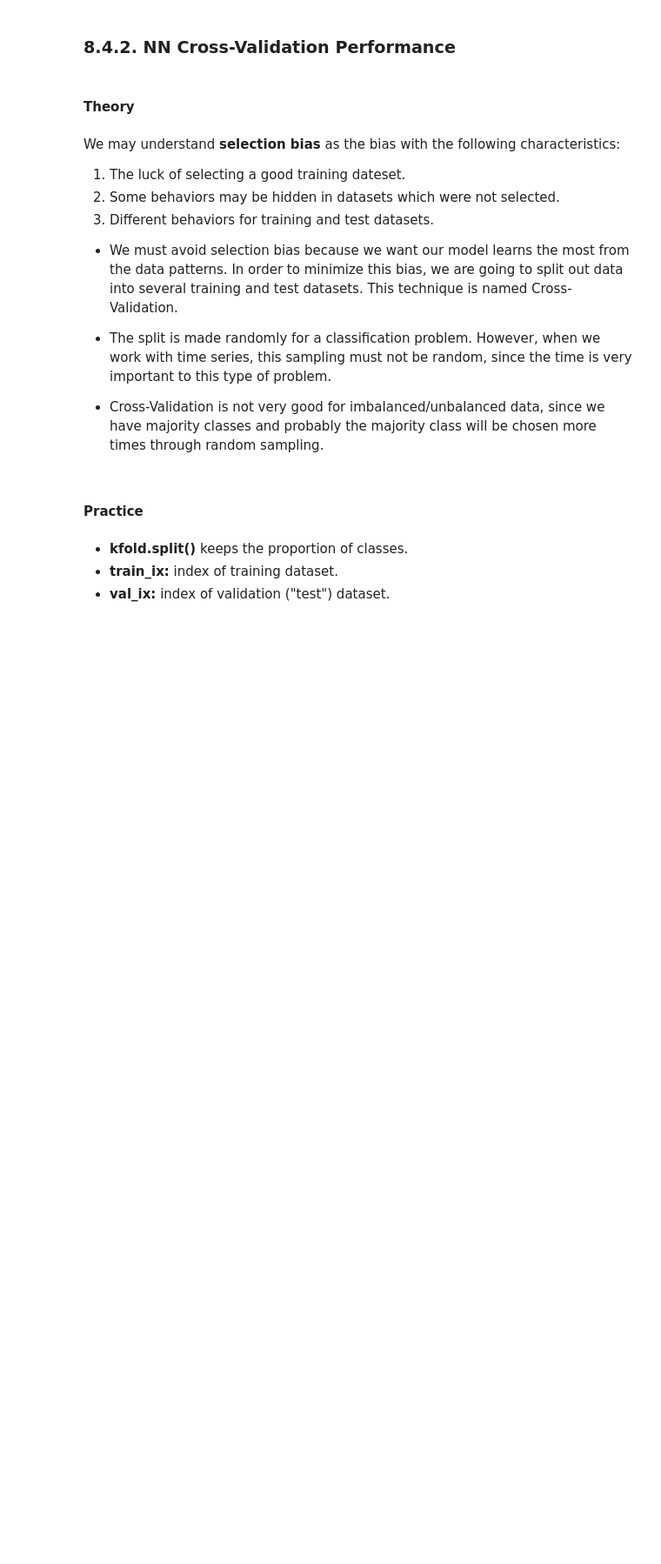
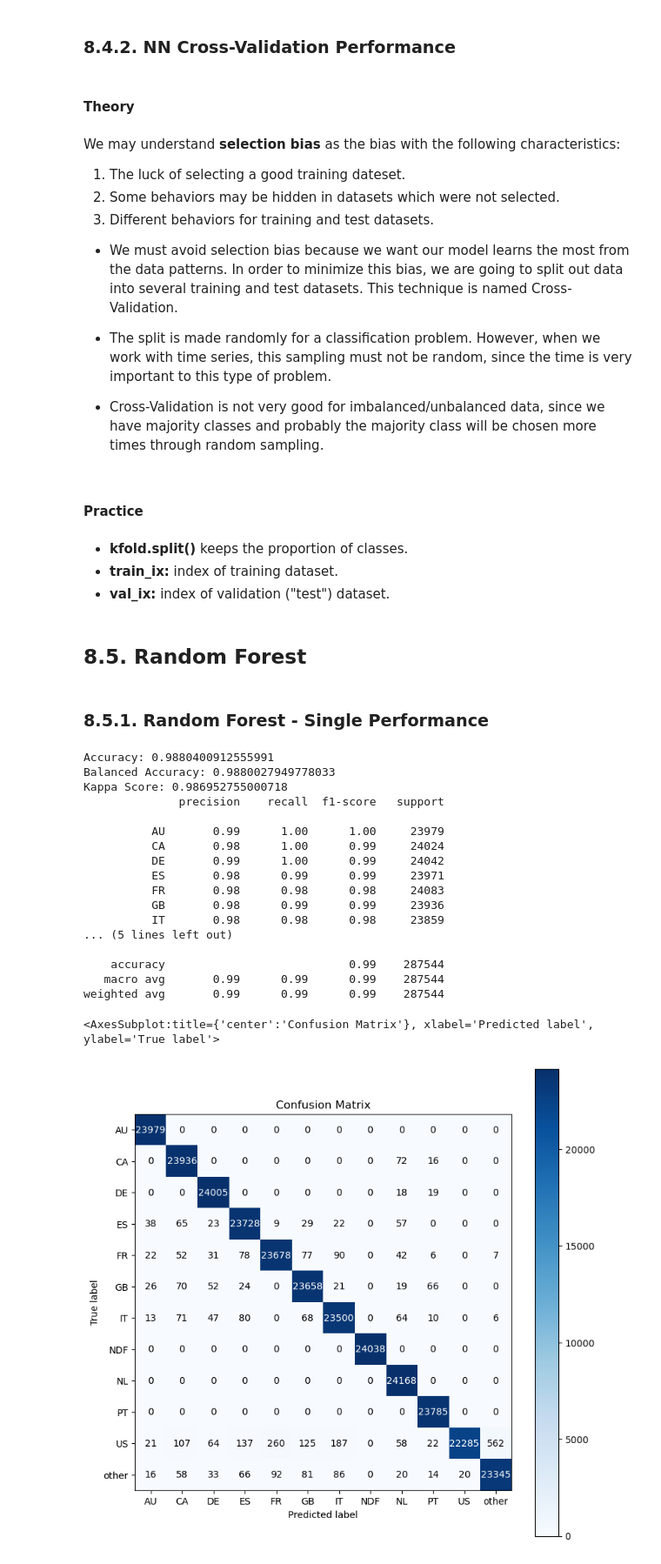
Before and after one commit to lucasquemelli/airbnb, a Jupyter notebook: airbnb.ipynb, the cells around one changed output. Shown at 87% size. Drawn from its saved outputs; the diff is of its cells as text; code cells hidden in the pictures; blank space fills up the shorter version.

Commit message:
random forest regression test

```diff
--- a/airbnb.ipynb
+++ b/airbnb.ipynb
@@ -2331,0 +2340,62 @@ pd.DataFrame( {'Average Balanced Accuracy': np.round( np.mean( balanced_acc_list
+# %% [markdown]
+## 8.5. Random Forest
+# %%
+# instantiate encoder
+ohe = pp.OneHotEncoder()
+
+# y train for neural network
+y_train_rf = ohe.fit_transform(y_train.values.reshape(-1, 1)).toarray()
+
+# model and training
+rf = RandomForestRegressor(n_estimators=100, n_jobs=-1, random_state=42, verbose=4).fit(x_train, y_train_rf)
+# %% [markdown]
+### 8.5.1. Random Forest - Single Performance
+# %%
+# prediction
+pred_rf = rf.predict(x_test)
+
+# invert prediction - going back to the categorical attributes
+# real prediction
+yhat_rf = ohe.inverse_transform(pred_rf)
+
+# prediction prepare
+y_test_rf = y_test.to_numpy()
+yhat_rf = yhat_rf.reshape(1, -1)[0]
+# %%
+# Accuracy
+acc_rf = m.accuracy_score(y_test_rf, yhat_rf)
+print('Accuracy: {}'.format(acc_rf))
+
+# Balanced Accuray
+balanced_acc_rf = m.balanced_accuracy_score(y_test_rf, yhat_rf)
+print('Balanced Accuracy: {}'.format(balanced_acc_rf))
+
+# Kappa Metrics
+kappa_rf = m.cohen_kappa_score(y_test_rf, yhat_rf)
+print('Kappa Score: {}'.format(kappa_rf))
+
+# Classification report
+print(m.classification_report(y_test_rf, yhat_rf))
+
+# Confusion Matrix
+mt.plot_confusion_matrix(y_test_rf, yhat_rf, normalize=False, figsize=(9,9))
+# %% [output]
+Accuracy: 0.9880400912555991
+Balanced Accuracy: 0.9880027949778033
+Kappa Score: 0.986952755000718
+              precision    recall  f1-score   support
+
+          AU       0.99      1.00      1.00     23979
+          CA       0.98      1.00      0.99     24024
+          DE       0.99      1.00      0.99     24042
+          ES       0.98      0.99      0.99     23971
+          FR       0.98      0.98      0.98     24083
+          GB       0.98      0.99      0.99     23936
+          IT       0.98      0.98      0.98     23859
+... (5 lines left out)
+
+    accuracy                           0.99    287544
+   macro avg       0.99      0.99      0.99    287544
+weighted avg       0.99      0.99      0.99    287544
+<AxesSubplot:title={'center':'Confusion Matrix'}, xlabel='Predicted label', ylabel='True label'>
+[figure, added]
```
Also changed, not shown: parts of 175 cells of this notebook.
